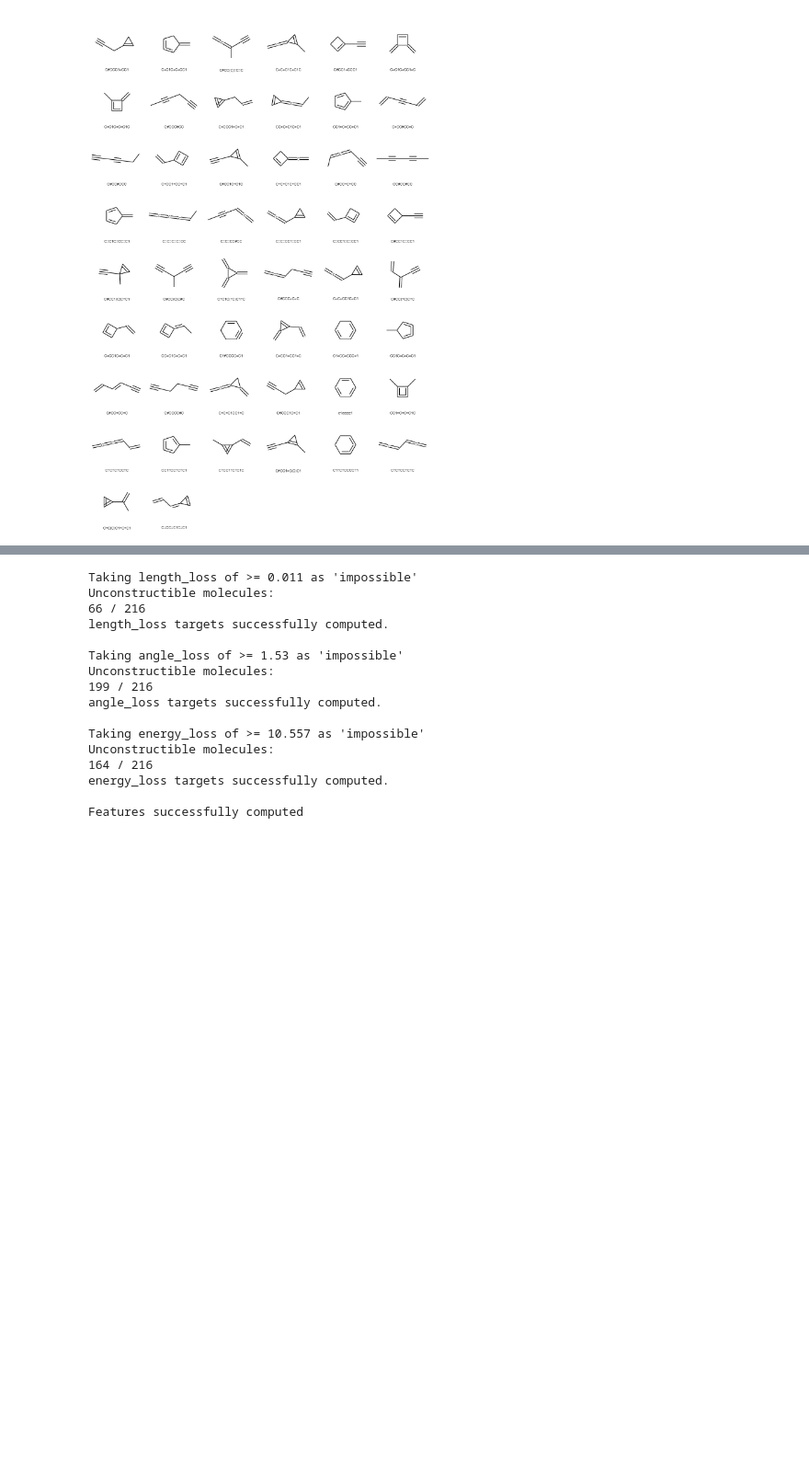
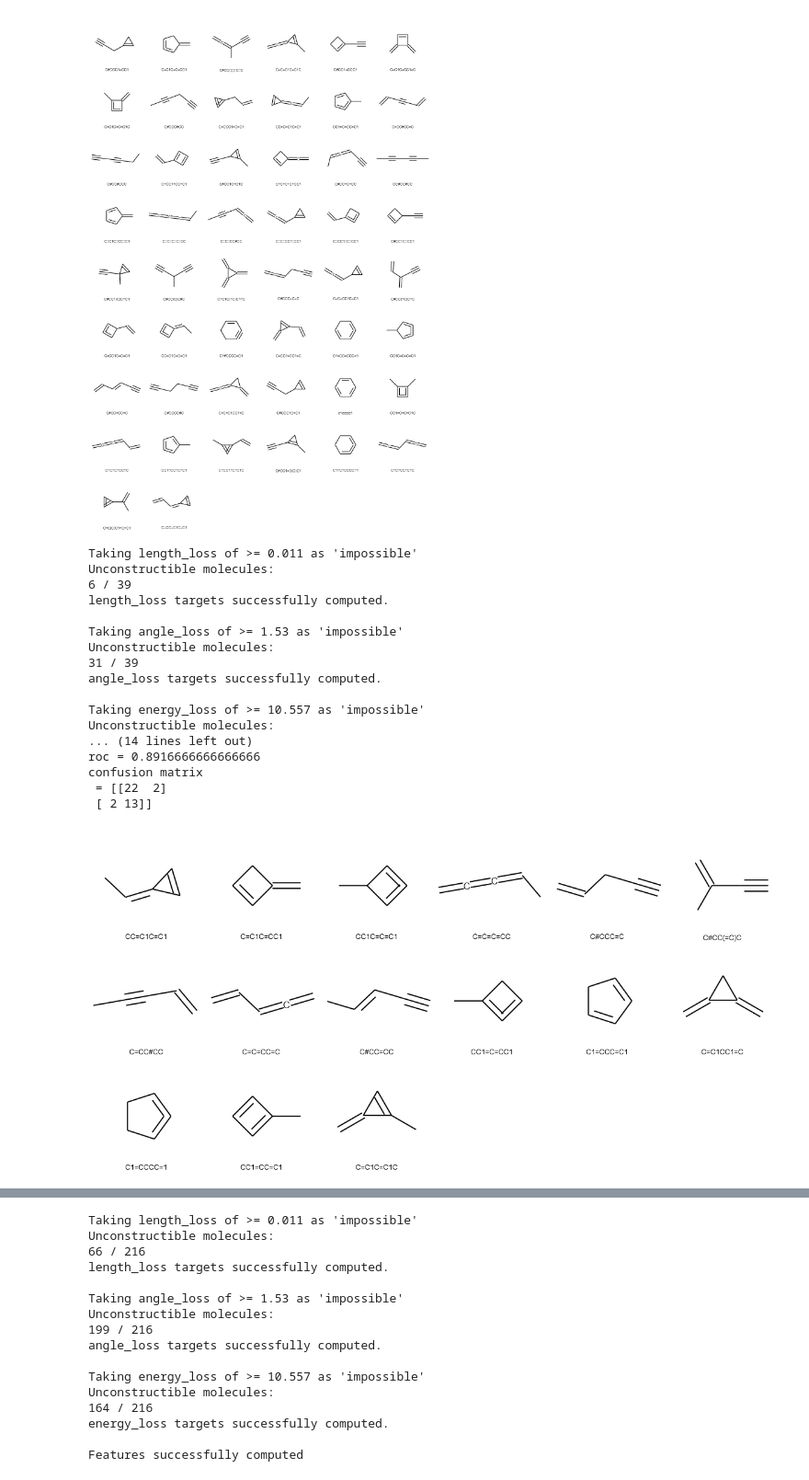
Before and after one commit to pingshiyu/automated-screening, a Jupyter notebook: dg-error-prediction-all-descs-125.ipynb, the cells around one changed output, grey strips where cells are left out. Shown at 92% size. Cells and saved outputs as stored; diff of their text form; code cells hidden in the pictures; blank space fills up the shorter version.

```diff
--- a/dg-error-prediction-all-descs-125.ipynb
+++ b/dg-error-prediction-all-descs-125.ipynb
@@ -2062,3 +2062,33 @@ confusion matrix
  = [[158   7]
  [  6  45]]
 [figure]
+# %%
+# Molecules chosen by NN
+X_c5h6, y_c5h6 = prepare_training_data('c5h6', features_scaler=features_scaler)
+selected_molecules = select_molecules_by(nn_energy, chemspace['c5h6'], actuals=y_c5h6['energy_loss'], size=15)
+img = Draw.MolsToGridImage(
+        selected_molecules,
+        molsPerRow=6,
+        subImgSize=(200,200),
+        legends=[Chem.MolToSmiles(mol) for mol in selected_molecules])
+img.save('./figures/c5h6_nn_energy.pdf')
+img
+# %% [output]
+Taking length_loss of >= 0.011 as 'impossible'
+Unconstructible molecules:
+6 / 39
+length_loss targets successfully computed.
+
+Taking angle_loss of >= 1.53 as 'impossible'
+Unconstructible molecules:
+31 / 39
+angle_loss targets successfully computed.
+
+Taking energy_loss of >= 10.557 as 'impossible'
+Unconstructible molecules:
+... (14 lines left out)
+roc = 0.8916666666666666
+confusion matrix
+ = [[22  2]
+ [ 2 13]]
+[figure, added]
```
Also changed, not shown: parts of 10 cells of this notebook, 6 other files.
